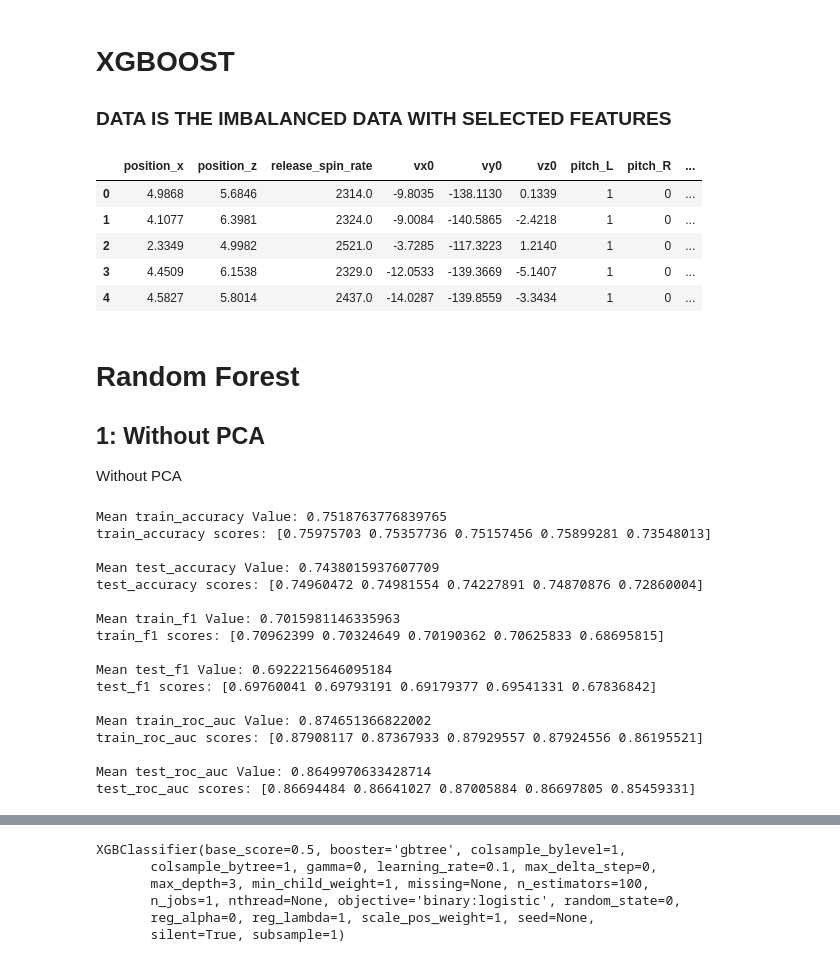
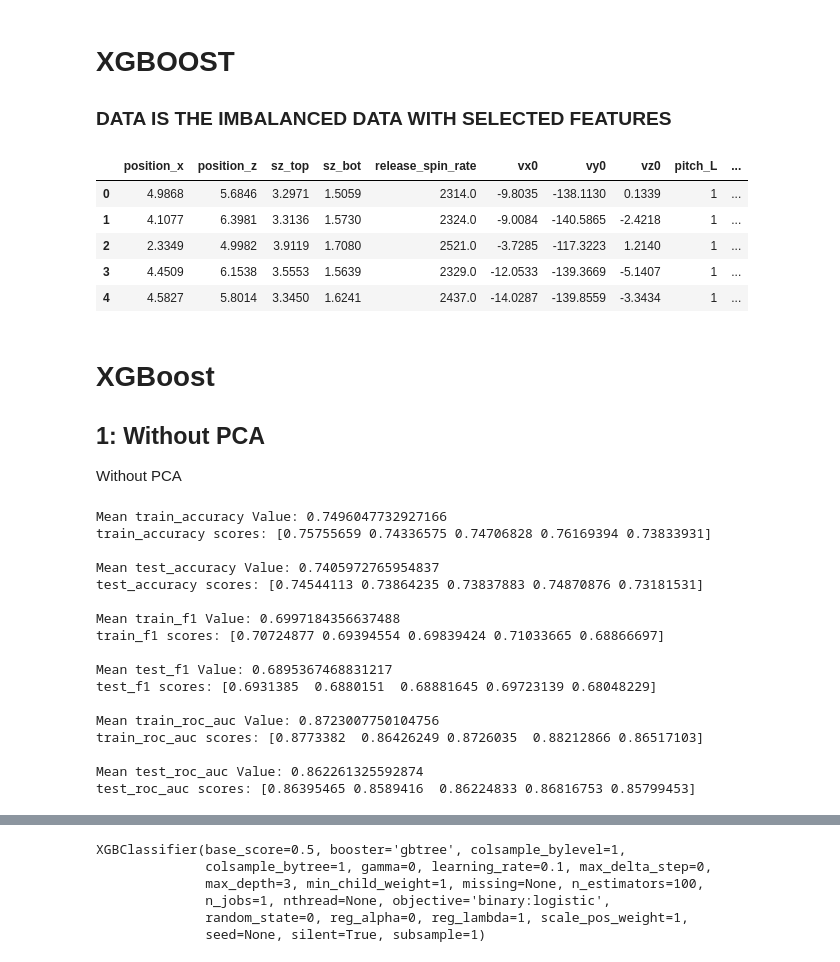
Before and after one commit to khickey25/Capstone-Project, a Jupyter notebook: Baseball_Data/XGBOOST_TEMPLATE-Copy1.ipynb, the cells around one changed output, grey strips where cells are left out. Saved outputs shown, nothing was run; the diff lists cells and outputs as text; code cells hidden in the pictures.

```diff
--- a/Baseball_Data/XGBOOST_TEMPLATE-Copy1.ipynb
+++ b/Baseball_Data/XGBOOST_TEMPLATE-Copy1.ipynb
@@ -27,42 +27,42 @@ warnings.filterwarnings("ignore", category=FutureWarning)
 #Read in the data as pandas dataframe
 data = 'Statcast_data.csv'
 
 def load_data(file):
     '''Load the Statcast_data.csv file into a pandas dataframe.
        Resolve unnecessary column in csv file'''
     baseball = pd.read_csv(file, index_col = 0)
     baseball['description'] = baseball['description'].replace({'blocked_ball': 0, 'ball': 0, "called_strike": 1})
     baseball['position_x'] = baseball['release_pos_x'] + baseball['pfx_x']
     baseball['position_z'] = baseball['release_pos_z'] + baseball['pfx_z']
     baseball['pitch_name'] = baseball['pitch_name'].replace('Knuckle Curve', 'Curveball')
     baseball = baseball[baseball.pitch_name != 'Eephus']
 
-    final_df = baseball.loc[:, ['p_throws','pitch_name', 'position_x', 'position_z',
+    final_df = baseball.loc[:, ['p_throws','pitch_name', 'position_x', 'position_z', 'sz_top', 'sz_bot',
                            'release_spin_rate', 'vx0', 'vy0', 'vz0', 'description']]
 
     final_df=pd.get_dummies(final_df, prefix = 'pitch')
     final_df['player_name'] = baseball['player_name']
 
     final_df = final_df.dropna()
     return final_df
 
 
 
 
 bsb = load_data(data)
 X = bsb.drop(columns = ['player_name', 'description'])
 y = bsb['description']
 
 X.head()
 # %% [output]
-|  | position_x | position_z | release_spin_rate | vx0 | vy0 | vz0 | pitch_L | pitch_R | ... |
-| 0 | 4.9868 | 5.6846 | 2314.0 | -9.8035 | -138.1130 | 0.1339 | 1 | 0 | ... |
-| 1 | 4.1077 | 6.3981 | 2324.0 | -9.0084 | -140.5865 | -2.4218 | 1 | 0 | ... |
-| 2 | 2.3349 | 4.9982 | 2521.0 | -3.7285 | -117.3223 | 1.2140 | 1 | 0 | ... |
-| 3 | 4.4509 | 6.1538 | 2329.0 | -12.0533 | -139.3669 | -5.1407 | 1 | 0 | ... |
-| 4 | 4.5827 | 5.8014 | 2437.0 | -14.0287 | -139.8559 | -3.3434 | 1 | 0 | ... |
+|  | position_x | position_z | sz_top | sz_bot | release_spin_rate | vx0 | vy0 | vz0 | pitch_L | ... |
+| 0 | 4.9868 | 5.6846 | 3.2971 | 1.5059 | 2314.0 | -9.8035 | -138.1130 | 0.1339 | 1 | ... |
+| 1 | 4.1077 | 6.3981 | 3.3136 | 1.5730 | 2324.0 | -9.0084 | -140.5865 | -2.4218 | 1 | ... |
+| 2 | 2.3349 | 4.9982 | 3.9119 | 1.7080 | 2521.0 | -3.7285 | -117.3223 | 1.2140 | 1 | ... |
+| 3 | 4.4509 | 6.1538 | 3.5553 | 1.5639 | 2329.0 | -12.0533 | -139.3669 | -5.1407 | 1 | ... |
+| 4 | 4.5827 | 5.8014 | 3.3450 | 1.6241 | 2437.0 | -14.0287 | -139.8559 | -3.3434 | 1 | ... |
 # %% [markdown]
-# Random Forest
+# XGBoost
 ## 1: Without PCA
 Without PCA
 # %%
@@ -84,23 +84,23 @@ for result in ['train_accuracy', 'test_accuracy', 'train_f1', 'test_f1', 'train_
     print(f"{result} scores: {xgb_pipe_no_pca_results[result]}")
     print()
 # %% [output]
-Mean train_accuracy Value: 0.7518763776839765
-train_accuracy scores: [0.75975703 0.75357736 0.75157456 0.75899281 0.73548013]
+Mean train_accuracy Value: 0.7496047732927166
+train_accuracy scores: [0.75755659 0.74336575 0.74706828 0.76169394 0.73833931]
 
-Mean test_accuracy Value: 0.7438015937607709
-test_accuracy scores: [0.74960472 0.74981554 0.74227891 0.74870876 0.72860004]
+Mean test_accuracy Value: 0.7405972765954837
+test_accuracy scores: [0.74544113 0.73864235 0.73837883 0.74870876 0.73181531]
 
-Mean train_f1 Value: 0.7015981146335963
-train_f1 scores: [0.70962399 0.70324649 0.70190362 0.70625833 0.68695815]
+Mean train_f1 Value: 0.6997184356637488
+train_f1 scores: [0.70724877 0.69394554 0.69839424 0.71033665 0.68866697]
 
-Mean test_f1 Value: 0.6922215646095184
-test_f1 scores: [0.69760041 0.69793191 0.69179377 0.69541331 0.67836842]
+Mean test_f1 Value: 0.6895367468831217
+test_f1 scores: [0.6931385  0.6880151  0.68881645 0.69723139 0.68048229]
 
-Mean train_roc_auc Value: 0.874651366822002
-train_roc_auc scores: [0.87908117 0.87367933 0.87929557 0.87924556 0.86195521]
+Mean train_roc_auc Value: 0.8723007750104756
+train_roc_auc scores: [0.8773382  0.86426249 0.8726035  0.88212866 0.86517103]
 
-Mean test_roc_auc Value: 0.8649970633428714
-test_roc_auc scores: [0.86694484 0.86641027 0.87005884 0.86697805 0.85459331]
+Mean test_roc_auc Value: 0.862261325592874
+test_roc_auc scores: [0.86395465 0.8589416  0.86224833 0.86816753 0.85799453]
 # %%
 predictions = xgb_pipe_no_pca_results['estimator'][0].predict(X_test)
 
```
Also changed, not shown: parts of 8 cells of this notebook, 8 other files.
